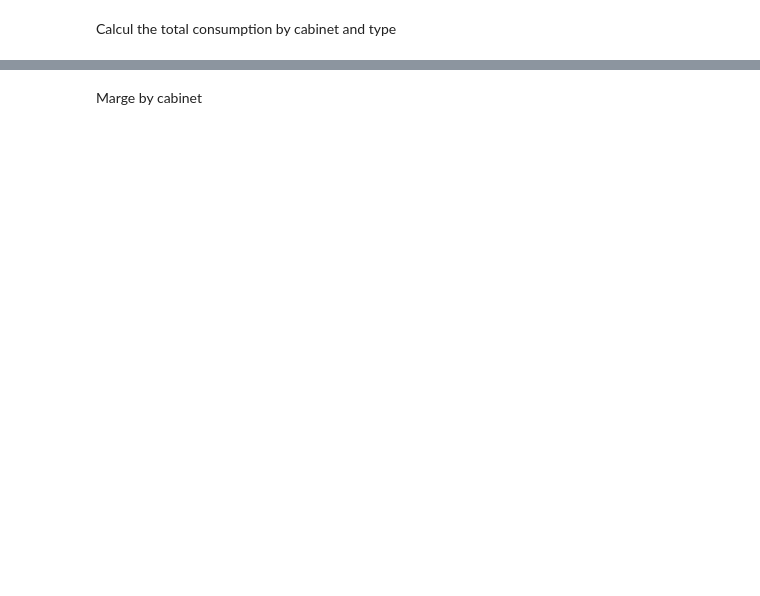
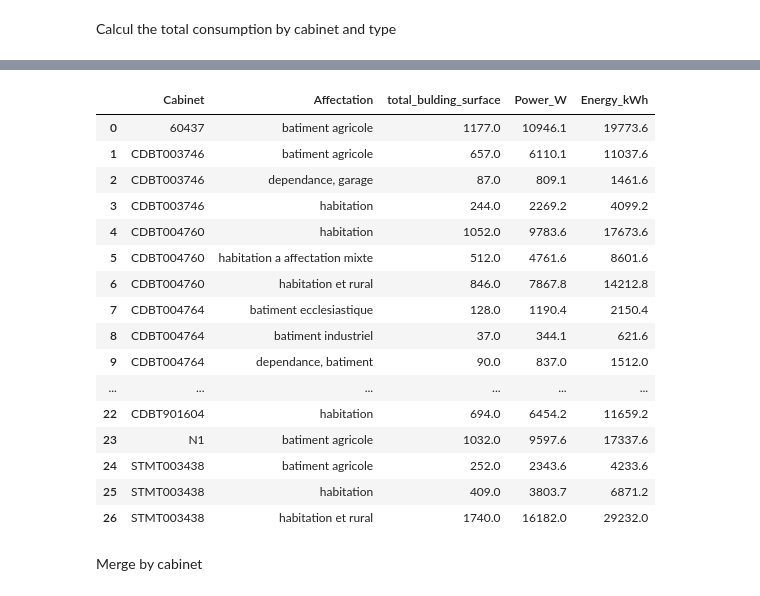
Before and after one commit to tfracheboud/rhtlab_test_labo, a Jupyter notebook: Trey/power_flow_trey.ipynb, the cells around one changed output, grey strips where cells are left out. Saved outputs shown, nothing was run; the diff lists cells and outputs as text; code cells hidden in the pictures; blank space fills up the shorter version.

```diff
--- a/Trey/power_flow_trey.ipynb
+++ b/Trey/power_flow_trey.ipynb
@@ -285,15 +201,41 @@ Name: SIA_consumption, dtype: float64
 # %%
 # df_Consumer_Categorie
 # df_consumption
-df_Consumer_Categorie["Energy"] = df_Consumer_Categorie.apply(
+df_Consumer_Categorie["Power_W"] = df_Consumer_Categorie.apply(
     lambda row: row["total_bulding_surface"]
     * df_consumption.loc[
         df_consumption["Building_type"] == "batiment agricole"
-    ].SIA_consumption,
+    ].Surface_Power_W,
+    axis=1,
+)
+
+df_Consumer_Categorie["Energy_kWh"] = df_Consumer_Categorie.apply(
+    lambda row: row["total_bulding_surface"]
+    * df_consumption.loc[
+        df_consumption["Building_type"] == "batiment agricole"
+    ].Surface_Energy_kWh,
     axis=1,
 )
 df_Consumer_Categorie
+# %% [output]
+|  | Cabinet | Affectation | total_bulding_surface | Power_W | Energy_kWh |
+| 0 | 60437 | batiment agricole | 1177.0 | 10946.1 | 19773.6 |
+| 1 | CDBT003746 | batiment agricole | 657.0 | 6110.1 | 11037.6 |
+| 2 | CDBT003746 | dependance, garage | 87.0 | 809.1 | 1461.6 |
+| 3 | CDBT003746 | habitation | 244.0 | 2269.2 | 4099.2 |
+| 4 | CDBT004760 | habitation | 1052.0 | 9783.6 | 17673.6 |
+| 5 | CDBT004760 | habitation a affectation mixte | 512.0 | 4761.6 | 8601.6 |
+| 6 | CDBT004760 | habitation et rural | 846.0 | 7867.8 | 14212.8 |
+| 7 | CDBT004764 | batiment ecclesiastique | 128.0 | 1190.4 | 2150.4 |
+| 8 | CDBT004764 | batiment industriel | 37.0 | 344.1 | 621.6 |
+| 9 | CDBT004764 | dependance, batiment | 90.0 | 837.0 | 1512.0 |
+| ... | ... | ... | ... | ... | ... |
+| 22 | CDBT901604 | habitation | 694.0 | 6454.2 | 11659.2 |
+| 23 | N1 | batiment agricole | 1032.0 | 9597.6 | 17337.6 |
+| 24 | STMT003438 | batiment agricole | 252.0 | 2343.6 | 4233.6 |
+| 25 | STMT003438 | habitation | 409.0 | 3803.7 | 6871.2 |
+| 26 | STMT003438 | habitation et rural | 1740.0 | 16182.0 | 29232.0 |
 # %% [markdown]
-Marge by cabinet
+Merge by cabinet
 # %%
 df_Consumer_Cabinet = (
```
Also changed, not shown: parts of 44 cells of this notebook, 9 other files.
